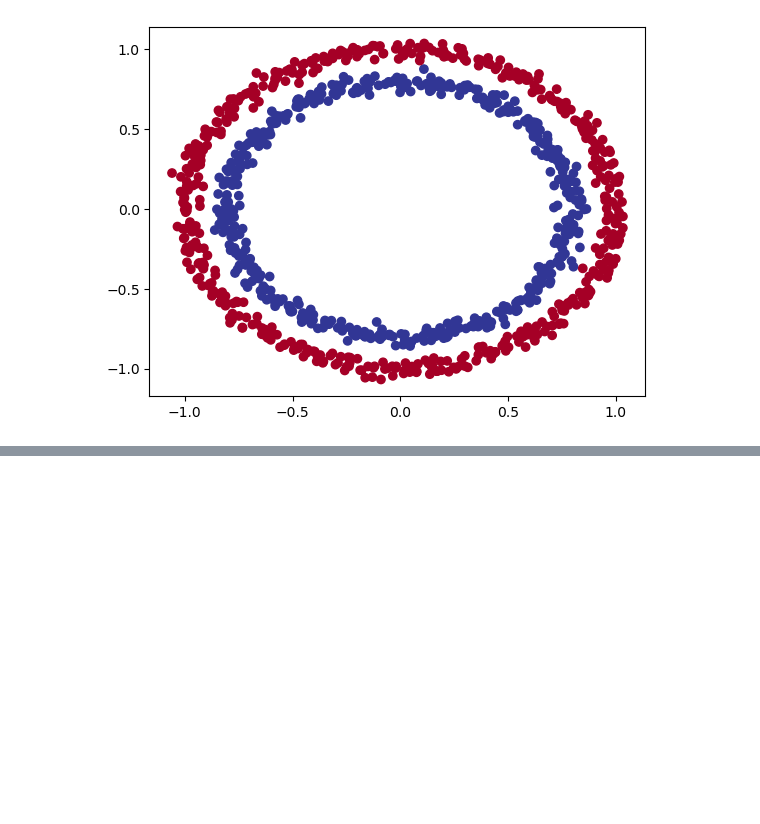
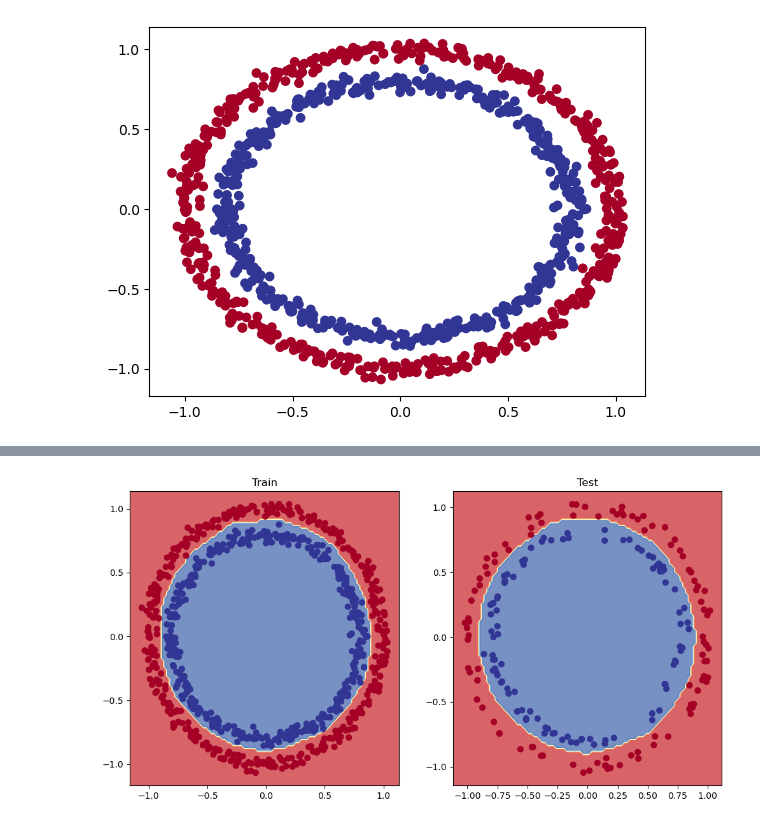
Before and after one commit to bmmukhridin/TensorFlow-Course, a Jupyter notebook: tf-classification.ipynb, the cells around one changed output, grey strips where cells are left out. Saved outputs shown, nothing was run; the diff lists cells and outputs as text; code cells hidden in the pictures; blank space fills up the shorter version.

```diff
--- a/tf-classification.ipynb
+++ b/tf-classification.ipynb
@@ -64,0 +110,12 @@ plt.scatter(X[:,0], X[:,1], c=y, cmap=plt.cm.RdYlBu);
+# %%
+tf.random.set_seed(42)
+
+model_2 = Sequential()
+
+model_2.add(Dense(2, activation='relu'))
+model_2.add(Dense(1, ))
+
+model_2.compile(optimizer='adam', loss=tf.keras.losses.BinaryCrossentropy(), metrics=['accuracy'])
+
+model_2.fit(X,y, epochs=200, verbose=0)
+model_2.evaluate(X,y)
@@ -64,0 +125,15 @@ plt.scatter(X[:,0], X[:,1], c=y, cmap=plt.cm.RdYlBu);
+# %%
+tf.random.set_seed(42)
+
+model_3 = Sequential()
+
+model_3.add(Dense(102, activation='relu'))
+model_3.add(Dense(11, activation='relu' ))
+model_3.add(Dense(1, activation='sigmoid' ))
+
+model_3.compile(optimizer='adam',
+                loss=tf.keras.losses.BinaryCrossentropy(),
+                metrics=['accuracy'])
+
+model_3.fit(X,y, epochs=200, verbose=0)
+model_3.evaluate(X,y)
@@ -64,0 +215,6 @@ plt.scatter(X[:,0], X[:,1], c=y, cmap=plt.cm.RdYlBu);
+# %%
+# split into train and test sets
+X_train, y_train = X[:800], y[:800]
+X_test, y_test = X[800:], y[800:]
+
+X_train.shape,X_test.shape,y_train.shape,y_test.shape,
@@ -64,0 +263,11 @@ plt.scatter(X[:,0], X[:,1], c=y, cmap=plt.cm.RdYlBu);
+# %%
+# plot the decision boundry
+plt.figure(figsize=(12,6))
+plt.subplot(1,2,1)
+plt.title('Train')
+plot_Dec_boundry(model=model_3, X=X_train, y=y_train)
+plt.subplot(1,2,2)
+plt.title('Test')
+plot_Dec_boundry(model=model_3, X=X_test, y=y_test)
+plt.show();
+# %% [output]
@@ -64,0 +278 @@ plt.scatter(X[:,0], X[:,1], c=y, cmap=plt.cm.RdYlBu);
+[figure, added]
```
Also changed, not shown: parts of 19 cells of this notebook.
